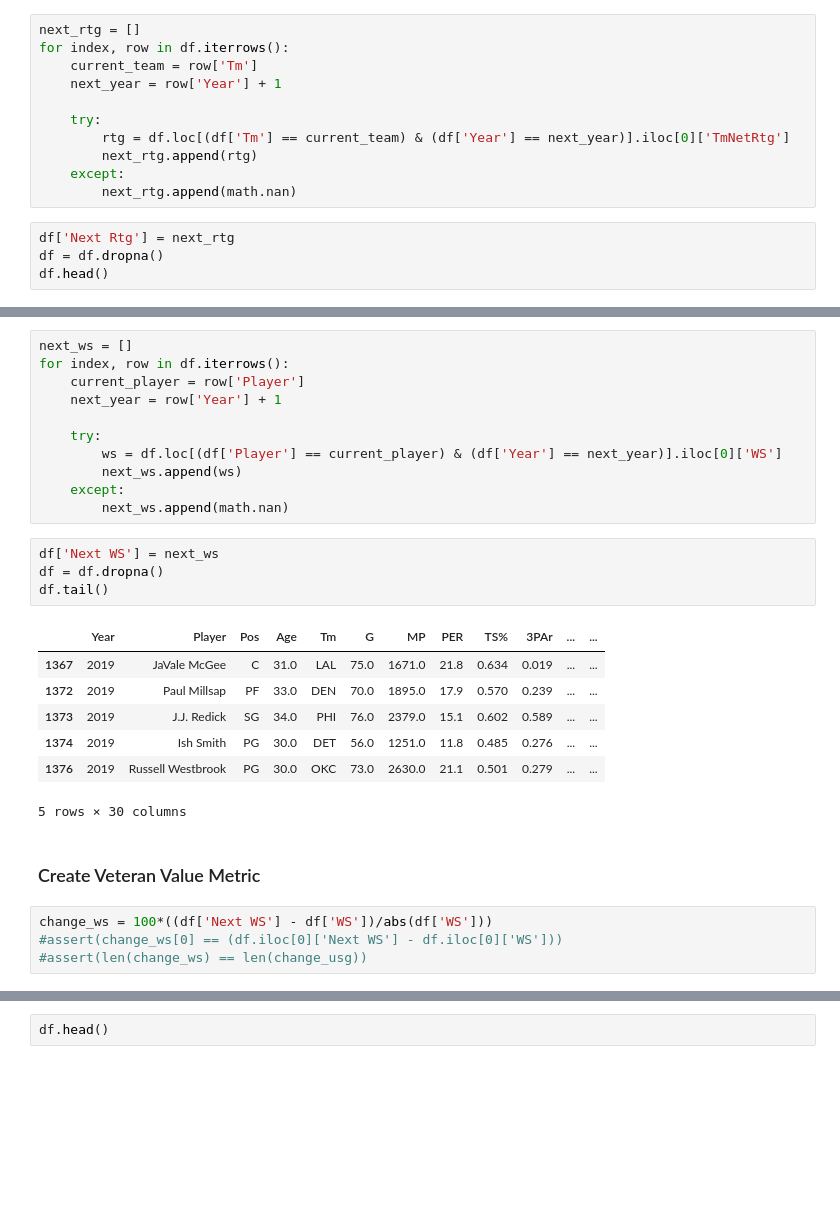
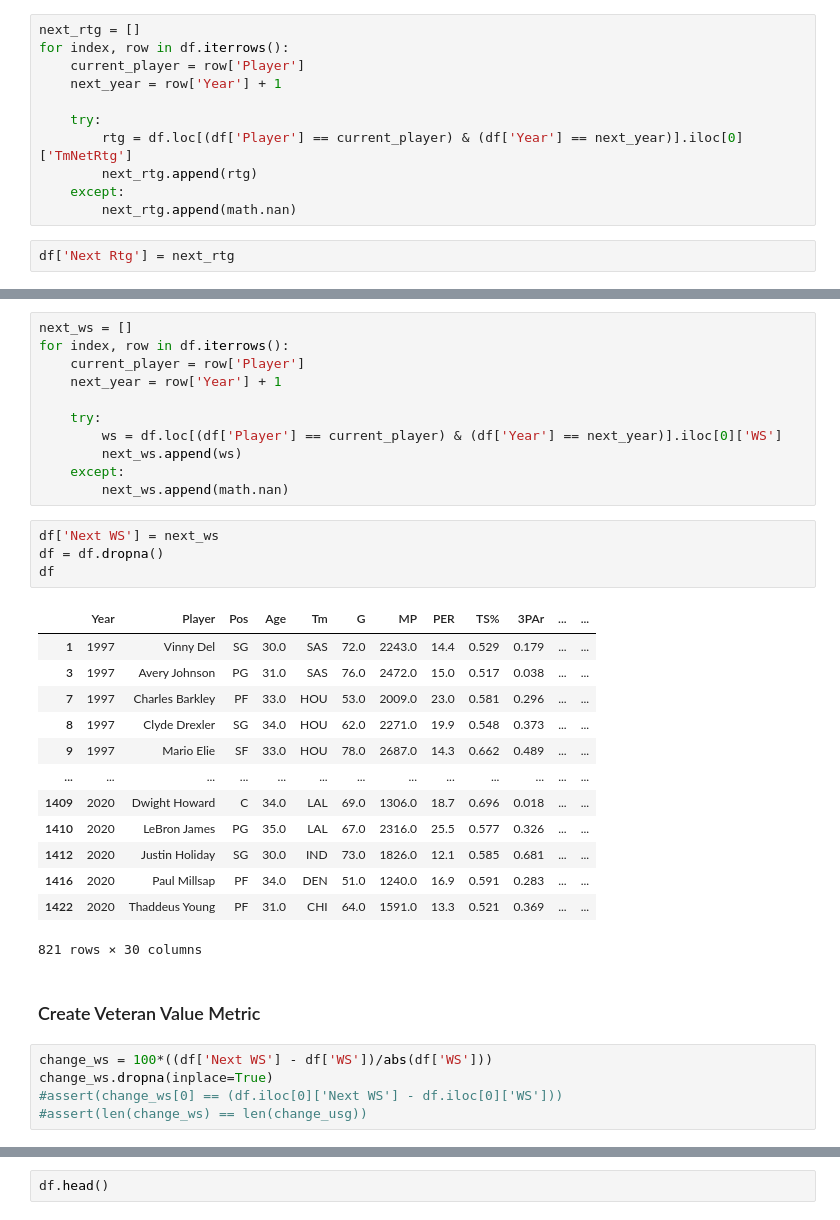
Before and after one commit to GauravMohan1/NBA-Veteran_Analysis, a Jupyter notebook: regression_analysis.ipynb, the cells around one changed output, grey strips where cells are left out. Drawn from its saved outputs; the diff is of its cells as text; blank space fills up the shorter version.

```diff
--- a/regression_analysis.ipynb
+++ b/regression_analysis.ipynb
@@ -19,15 +19,13 @@ Index(['Year', 'Player', 'Pos', 'Age', 'Tm', 'G', 'MP', 'PER', 'TS%', '3PAr',
 # %%
 next_rtg = []
 for index, row in df.iterrows():
-    current_team = row['Tm']
+    current_player = row['Player']
     next_year = row['Year'] + 1
 
     try:
-        rtg = df.loc[(df['Tm'] == current_team) & (df['Year'] == next_year)].iloc[0]['TmNetRtg']
+        rtg = df.loc[(df['Player'] == current_player) & (df['Year'] == next_year)].iloc[0]['TmNetRtg']
         next_rtg.append(rtg)
     except:
         next_rtg.append(math.nan)
 # %%
 df['Next Rtg'] = next_rtg
-df = df.dropna()
-df.head()
@@ -70,19 +43,26 @@ for index, row in df.iterrows():
 # %%
 df['Next WS'] = next_ws
 df = df.dropna()
-df.tail()
+df
 # %% [output]
 |  | Year | Player | Pos | Age | Tm | G | MP | PER | TS% | 3PAr | ... | ... |
-| 1367 | 2019 | JaVale McGee | C | 31.0 | LAL | 75.0 | 1671.0 | 21.8 | 0.634 | 0.019 | ... | ... |
-| 1372 | 2019 | Paul Millsap | PF | 33.0 | DEN | 70.0 | 1895.0 | 17.9 | 0.570 | 0.239 | ... | ... |
-| 1373 | 2019 | J.J. Redick | SG | 34.0 | PHI | 76.0 | 2379.0 | 15.1 | 0.602 | 0.589 | ... | ... |
-| 1374 | 2019 | Ish Smith | PG | 30.0 | DET | 56.0 | 1251.0 | 11.8 | 0.485 | 0.276 | ... | ... |
-| 1376 | 2019 | Russell Westbrook | PG | 30.0 | OKC | 73.0 | 2630.0 | 21.1 | 0.501 | 0.279 | ... | ... |
+| 1 | 1997 | Vinny Del | SG | 30.0 | SAS | 72.0 | 2243.0 | 14.4 | 0.529 | 0.179 | ... | ... |
+| 3 | 1997 | Avery Johnson | PG | 31.0 | SAS | 76.0 | 2472.0 | 15.0 | 0.517 | 0.038 | ... | ... |
+| 7 | 1997 | Charles Barkley | PF | 33.0 | HOU | 53.0 | 2009.0 | 23.0 | 0.581 | 0.296 | ... | ... |
+| 8 | 1997 | Clyde Drexler | SG | 34.0 | HOU | 62.0 | 2271.0 | 19.9 | 0.548 | 0.373 | ... | ... |
+| 9 | 1997 | Mario Elie | SF | 33.0 | HOU | 78.0 | 2687.0 | 14.3 | 0.662 | 0.489 | ... | ... |
+| ... | ... | ... | ... | ... | ... | ... | ... | ... | ... | ... | ... | ... |
+| 1409 | 2020 | Dwight Howard | C | 34.0 | LAL | 69.0 | 1306.0 | 18.7 | 0.696 | 0.018 | ... | ... |
+| 1410 | 2020 | LeBron James | PG | 35.0 | LAL | 67.0 | 2316.0 | 25.5 | 0.577 | 0.326 | ... | ... |
+| 1412 | 2020 | Justin Holiday | SG | 30.0 | IND | 73.0 | 1826.0 | 12.1 | 0.585 | 0.681 | ... | ... |
+| 1416 | 2020 | Paul Millsap | PF | 34.0 | DEN | 51.0 | 1240.0 | 16.9 | 0.591 | 0.283 | ... | ... |
+| 1422 | 2020 | Thaddeus Young | PF | 31.0 | CHI | 64.0 | 1591.0 | 13.3 | 0.521 | 0.369 | ... | ... |
-5 rows × 30 columns
+821 rows × 30 columns
 # %% [markdown]
 ### Create Veteran Value Metric
 # %%
 change_ws = 100*((df['Next WS'] - df['WS'])/abs(df['WS']))
+change_ws.dropna(inplace=True)
 #assert(change_ws[0] == (df.iloc[0]['Next WS'] - df.iloc[0]['WS']))
 #assert(len(change_ws) == len(change_usg))
 # %%
```
Also changed, not shown: parts of 27 cells of this notebook, 3 other files.
